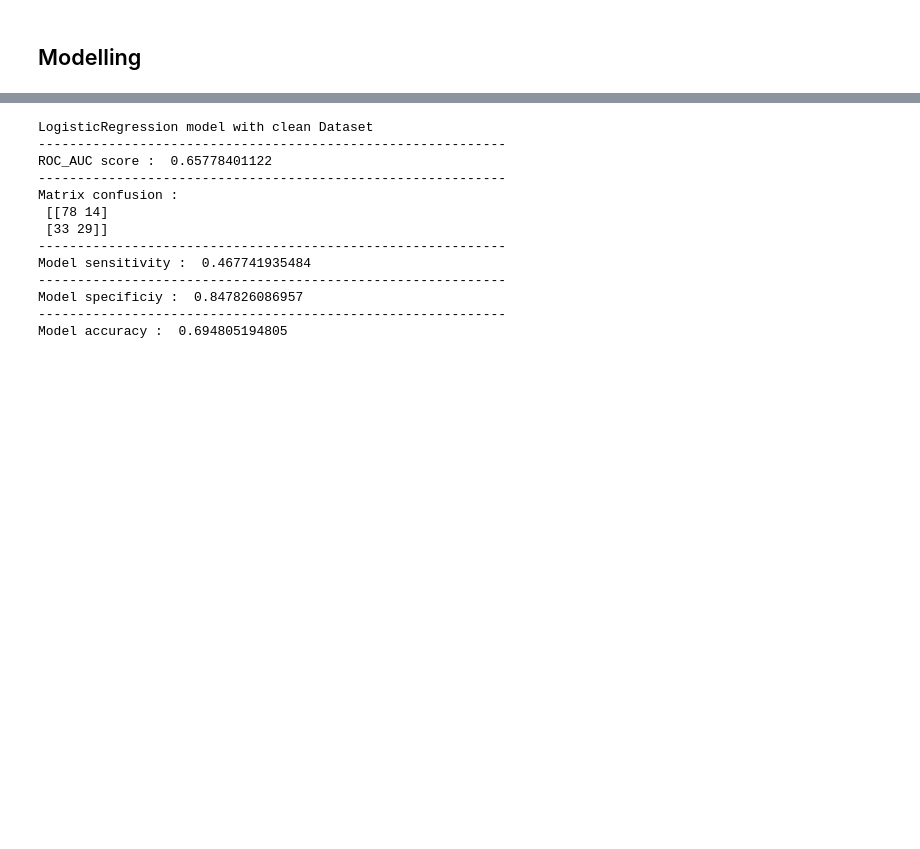
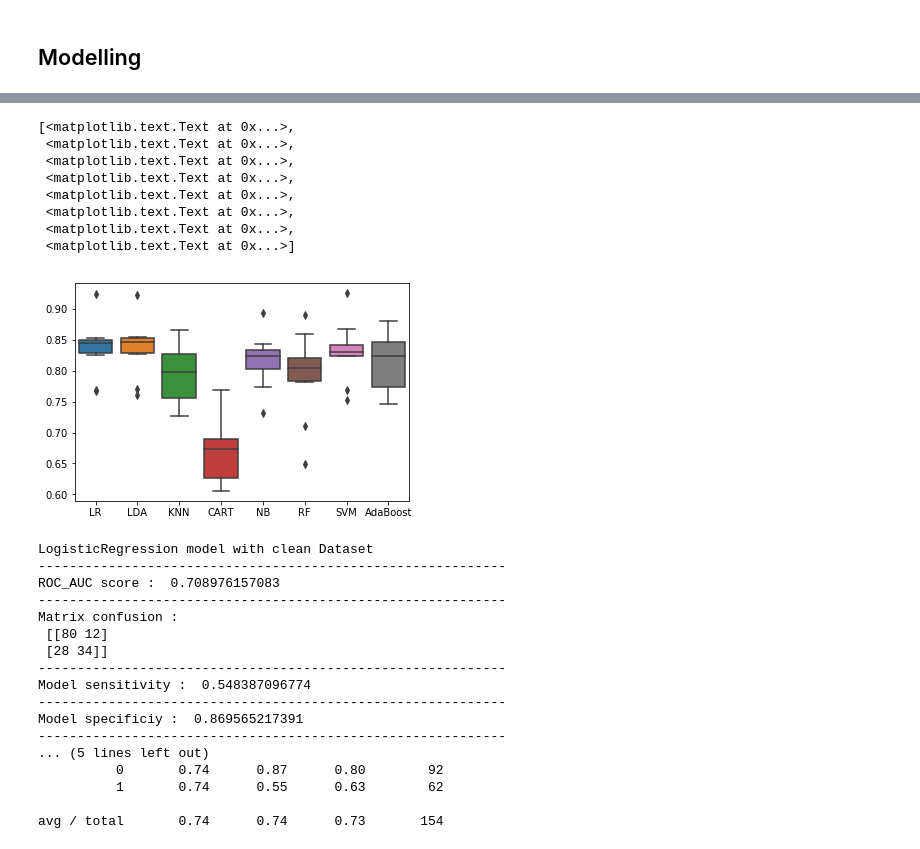
Before and after one commit to MCParab/Kaggle-Titanic, a Jupyter notebook: Pima Indians Diabetes Database /PIma_Indians_Diabetes_Prediction.ipynb, the cells around one changed output, grey strips where cells are left out. Drawn from its saved outputs; the diff is of its cells as text; code cells hidden in the pictures; blank space fills up the shorter version.

```diff
--- a/Pima Indians Diabetes Database /PIma_Indians_Diabetes_Prediction.ipynb
+++ b/Pima Indians Diabetes Database /PIma_Indians_Diabetes_Prediction.ipynb
@@ -473,4 +477,17 @@ CV Mean :  0.681158098318
 Algorithm : Adaboost
 CV Mean :  0.814177354799
 ------------------------------------------------------------
+# %%
+ax = sns.boxplot(data = results)
+ax.set_xticklabels(names)
+# %% [output]
+[<matplotlib.text.Text at 0x...>,
+ <matplotlib.text.Text at 0x...>,
+ <matplotlib.text.Text at 0x...>,
+ <matplotlib.text.Text at 0x...>,
+ <matplotlib.text.Text at 0x...>,
+ <matplotlib.text.Text at 0x...>,
+ <matplotlib.text.Text at 0x...>,
+ <matplotlib.text.Text at 0x...>]
+[figure, added]
 # %%
@@ -499,17 +516,24 @@ print("--"*30)
 print('Model specificiy : ', TN / (TN + FP))
 print("--"*30)
 print('Model accuracy : ', metrics.accuracy_score(y_test, pred1))
+print("--"*30)
+print("Classification report :")
+print(classification_report(y_test, pred1))
 # %% [output]
 LogisticRegression model with clean Dataset
 ------------------------------------------------------------
-ROC_AUC score :  0.65778401122
+ROC_AUC score :  0.708976157083
 ------------------------------------------------------------
 Matrix confusion :
- [[78 14]
- [33 29]]
+ [[80 12]
+ [28 34]]
 ------------------------------------------------------------
-Model sensitivity :  0.467741935484
+Model sensitivity :  0.548387096774
 ------------------------------------------------------------
-Model specificiy :  0.847826086957
+Model specificiy :  0.869565217391
 ------------------------------------------------------------
-Model accuracy :  0.694805194805
+... (5 lines left out)
+          0       0.74      0.87      0.80        92
+          1       0.74      0.55      0.63        62
+
+avg / total       0.74      0.74      0.73       154
```
Also changed, not shown: parts of 15 cells of this notebook, 1 other file.
